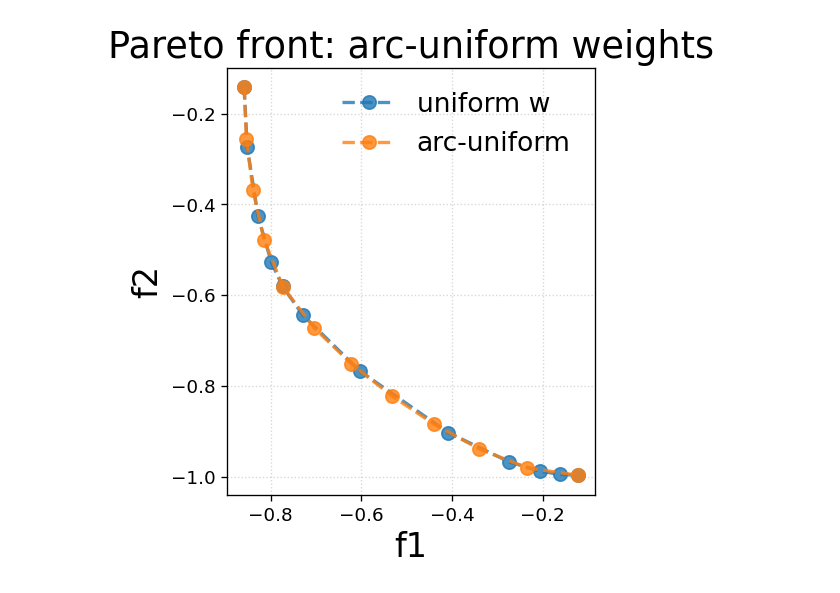
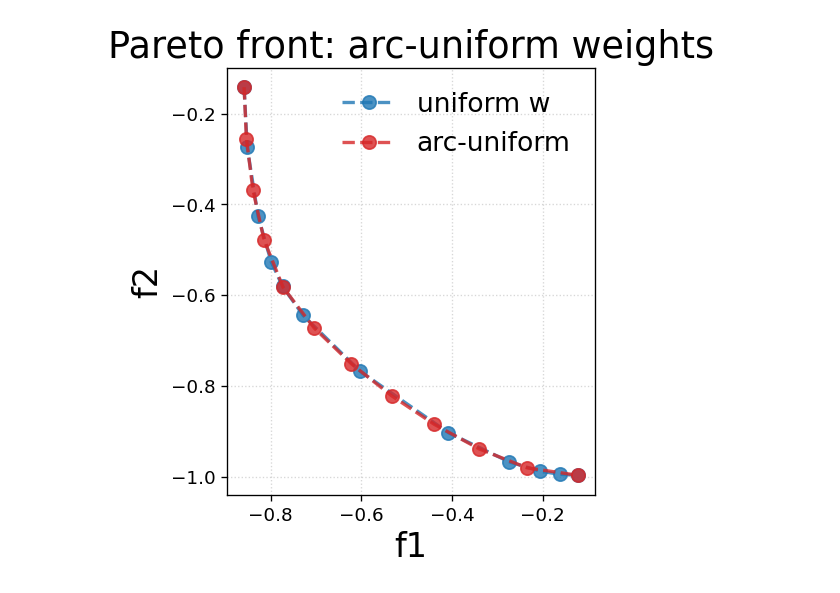
Before and after one commit to Liuyuan999/MOO_Uniform_PF, a Jupyter notebook: uniform_PF.ipynb, the cells around one changed output. Drawn from its saved outputs; the diff is of its cells as text; code cells hidden in the pictures.

```diff
--- a/uniform_PF.ipynb
+++ b/uniform_PF.ipynb
@@ -367,32 +367,33 @@ plt.rcParams.update({
     # Legend
     "legend.frameon": False,
 
     # Layout
     "figure.autolayout": True
 })
 plt.plot(
     f_base_sorted[:, 0], f_base_sorted[:, 1],
     marker='o',
     linestyle='--',
     label='uniform w',
     alpha=0.8
 )
 
 plt.plot(
     f_arc_sorted[:, 0], f_arc_sorted[:, 1],
     marker='o',
     linestyle='--',
     label='arc-uniform',
-    alpha=0.8
+    alpha=0.8,
+    color = "#d62728"
 )
 
 plt.xlabel("f1")
 plt.ylabel("f2")
 plt.axis('equal')
 plt.title("Pareto front: arc-uniform weights")
 plt.legend()
 # plt.grid(True)
 plt.gca().set_aspect('equal', adjustable='box')
 plt.show()
 # %% [output]
-[figure, old version]
+[figure, new version]
```
